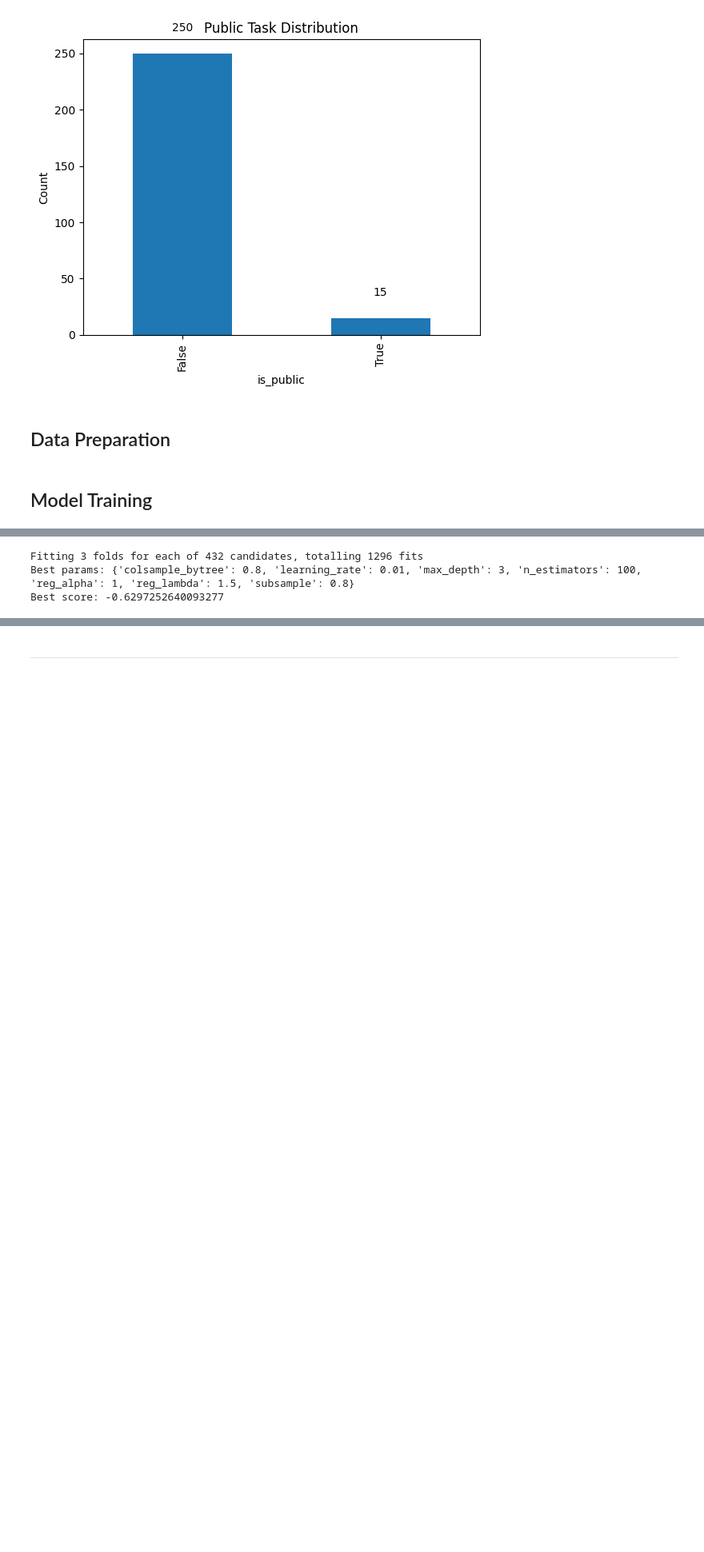
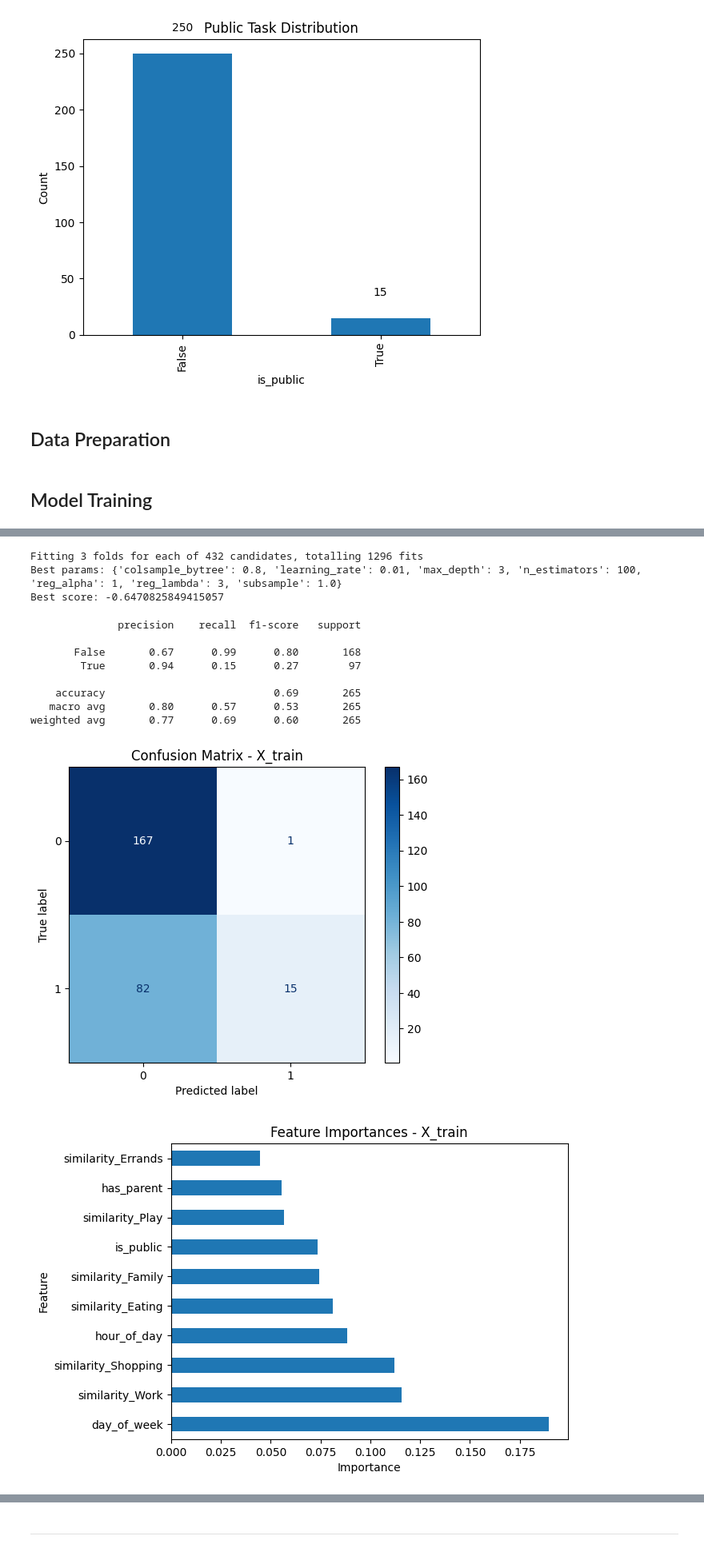
Before and after one commit to pt7481/dootoo_item_prediction, a Jupyter notebook: eda/dootoo_item_prediction.ipynb, the cells around one changed output, grey strips where cells are left out. Shown at 80% size. Saved outputs shown, nothing was run; the diff lists cells and outputs as text; code cells hidden in the pictures; blank space fills up the shorter version.

```diff
--- a/eda/dootoo_item_prediction.ipynb
+++ b/eda/dootoo_item_prediction.ipynb
@@ -308,12 +333,6 @@ def train_model(X, y):
     xgbc = grid.best_estimator_
 
     return xgbc
-# %%
-clf = train_model(X_train_prepared, y_train)
-# %% [output]
-Fitting 3 folds for each of 432 candidates, totalling 1296 fits
-Best params: {'colsample_bytree': 0.8, 'learning_rate': 0.01, 'max_depth': 3, 'n_estimators': 100, 'reg_alpha': 1, 'reg_lambda': 1.5, 'subsample': 0.8}
-Best score: -0.6297252640093277
 # %%
 def log_model_metrics(model, X, y, dataset_name="X_train"):
     """Log model metrics and parameters to MLflow."""
@@ -368,3 +387,20 @@ def log_model_metrics(model, X, y, dataset_name="X_train"):
     shap.summary_plot(shap_values, X, plot_type="dot", show=False)
     plt.title(f"SHAP Summary Plot - {dataset_name}")
     plt.show()
+# %%
+clf_all_features = train_model(X_train_prepared, y_train)
+log_model_metrics(clf_all_features, X_train_prepared, y_train, dataset_name="X_train")
+# %% [output]
+Fitting 3 folds for each of 432 candidates, totalling 1296 fits
+Best params: {'colsample_bytree': 0.8, 'learning_rate': 0.01, 'max_depth': 3, 'n_estimators': 100, 'reg_alpha': 1, 'reg_lambda': 3, 'subsample': 1.0}
+Best score: -0.6470825849415057
+              precision    recall  f1-score   support
+
+       False       0.67      0.99      0.80       168
+        True       0.94      0.15      0.27        97
+
+    accuracy                           0.69       265
+   macro avg       0.80      0.57      0.53       265
+weighted avg       0.77      0.69      0.60       265
+[figure, added]
+[figure, added]
```
Also changed, not shown: parts of 18 cells of this notebook, 2 other files.
